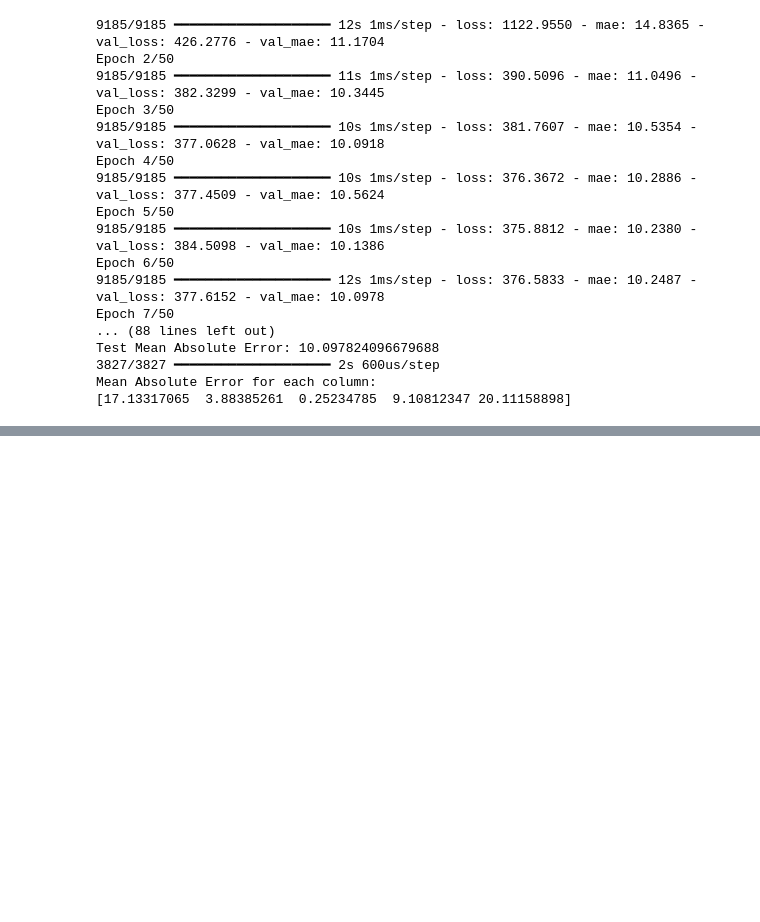
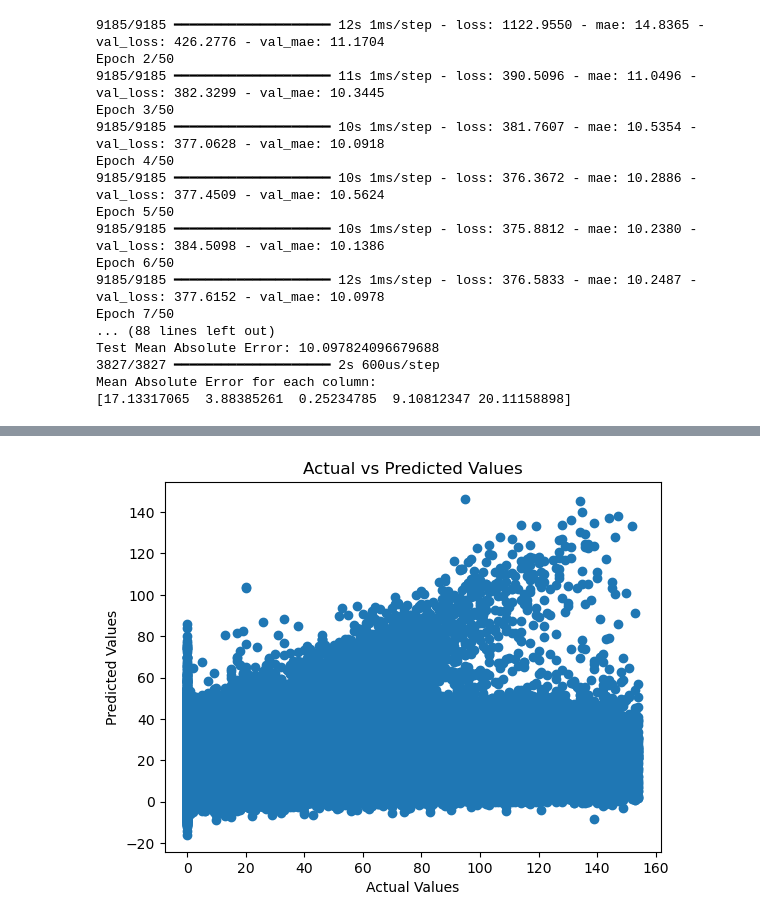
Before and after one commit to jwgerlach00/flight_delay_prediction, a Jupyter notebook: src/baseline_models.ipynb, the cells around one changed output, grey strips where cells are left out. Saved outputs shown, nothing was run; the diff lists cells and outputs as text; code cells hidden in the pictures; blank space fills up the shorter version.

```diff
--- a/src/baseline_models.ipynb
+++ b/src/baseline_models.ipynb
@@ -231,0 +272,8 @@ Mean Absolute Error for each column:
+# %%
+plt.scatter(Y_test, Y_test_pred)
+plt.xlabel('Actual Values')
+plt.ylabel('Predicted Values')
+plt.title('Actual vs Predicted Values')
+plt.show()
+# %% [output]
+[figure, added]
```
Also changed, not shown: parts of 4 cells of this notebook.
